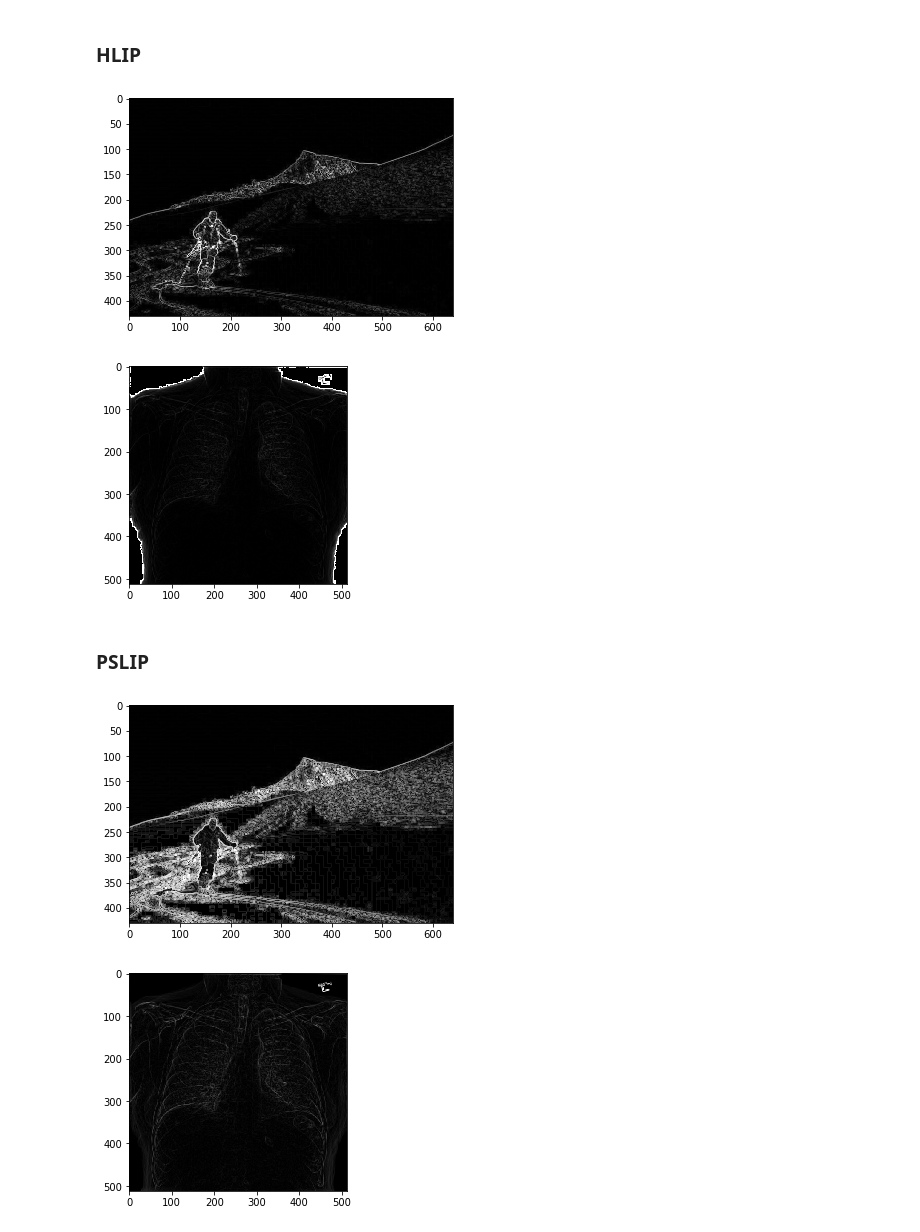
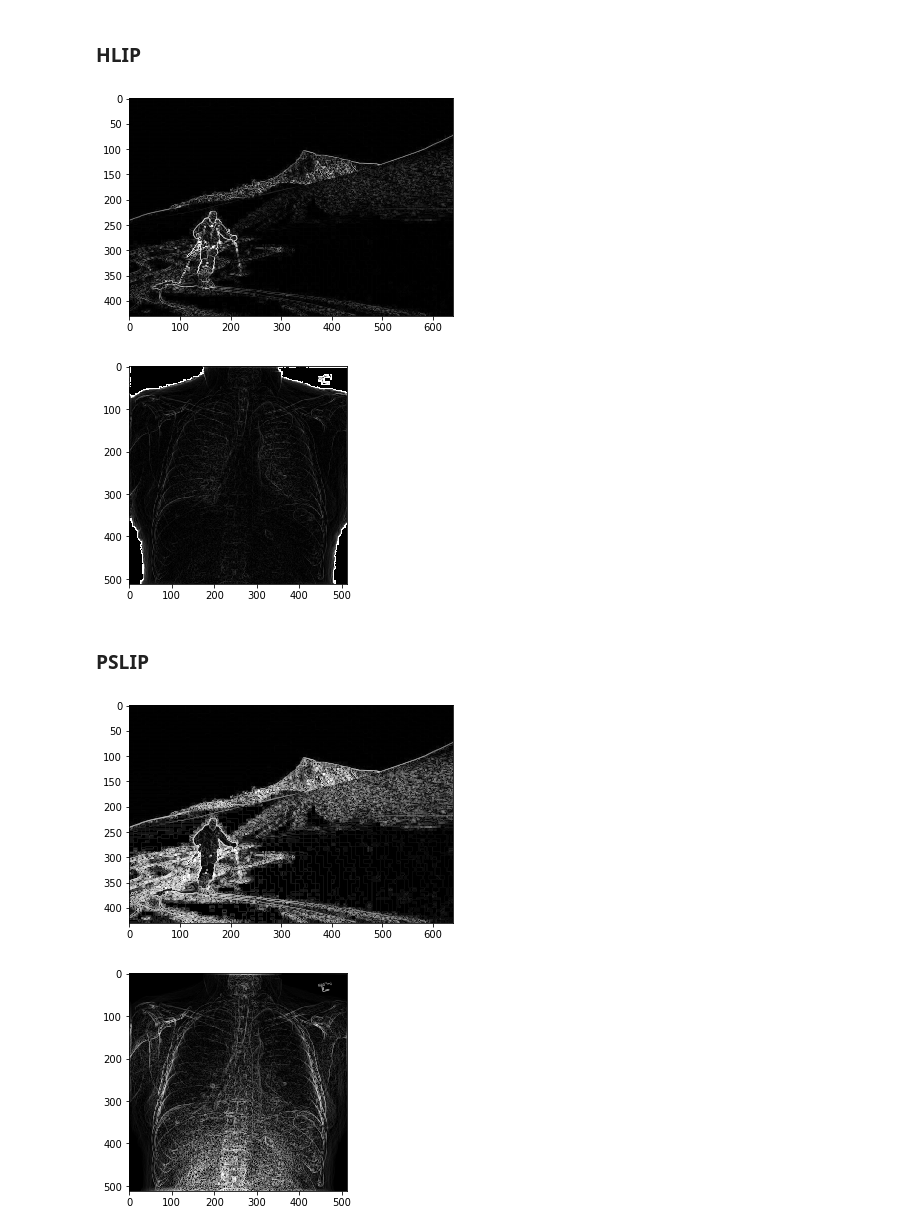
Before and after one commit to CTS-crypto/Logarithmic-Image-Processing, a Jupyter notebook: logimg/filter_prewitt.ipynb, the cells around one changed output. Saved outputs shown, nothing was run; the diff lists cells and outputs as text; code cells hidden in the pictures.

```diff
--- a/logimg/filter_prewitt.ipynb
+++ b/logimg/filter_prewitt.ipynb
@@ -73,34 +75,38 @@ sha=hs.inverse_gray_tone(hs.inverse_equation(prewitt(ha)))
 plt.imshow(sha,cmap='gray',interpolation='nearest')
 plt.show()
 
-hb=hs.equation(hs.gray_tone(b))
+hs2=HLIPSpace(1)
 
-shb=hs.inverse_gray_tone(hs.inverse_equation(prewitt(hb)))
+hb=hs2.equation(hs2.gray_tone(b))
+
+shb=hs2.inverse_gray_tone(hs2.inverse_equation(prewitt(hb)))
 
 plt.imshow(shb,cmap='gray',interpolation='nearest')
 plt.show()
 # %% [output]
 [figure]
-[figure, old version]
+[figure, new version]
 # %% [markdown]
 ### PSLIP
 # %%
 
 pss=PSLIPSpace()
 
 psa=pss.equation(a)
 
 spsa=pss.inverse_equation(prewitt(psa))
 
 plt.imshow(spsa,cmap='gray',interpolation='nearest')
 plt.show()
 
-psb=pss.equation(b)
+pss2=PSLIPSpace(1)
 
-spsb=pss.inverse_equation(prewitt(psb))
+psb=pss2.equation(b)
+
+spsb=pss2.inverse_equation(prewitt(psb))
 
 plt.imshow(spsb,cmap='gray',interpolation='nearest')
 plt.show()
 # %% [output]
 [figure]
-[figure, old version]
+[figure, new version]
```
Also changed, not shown: parts of 1 cell of this notebook, 5 other files.
